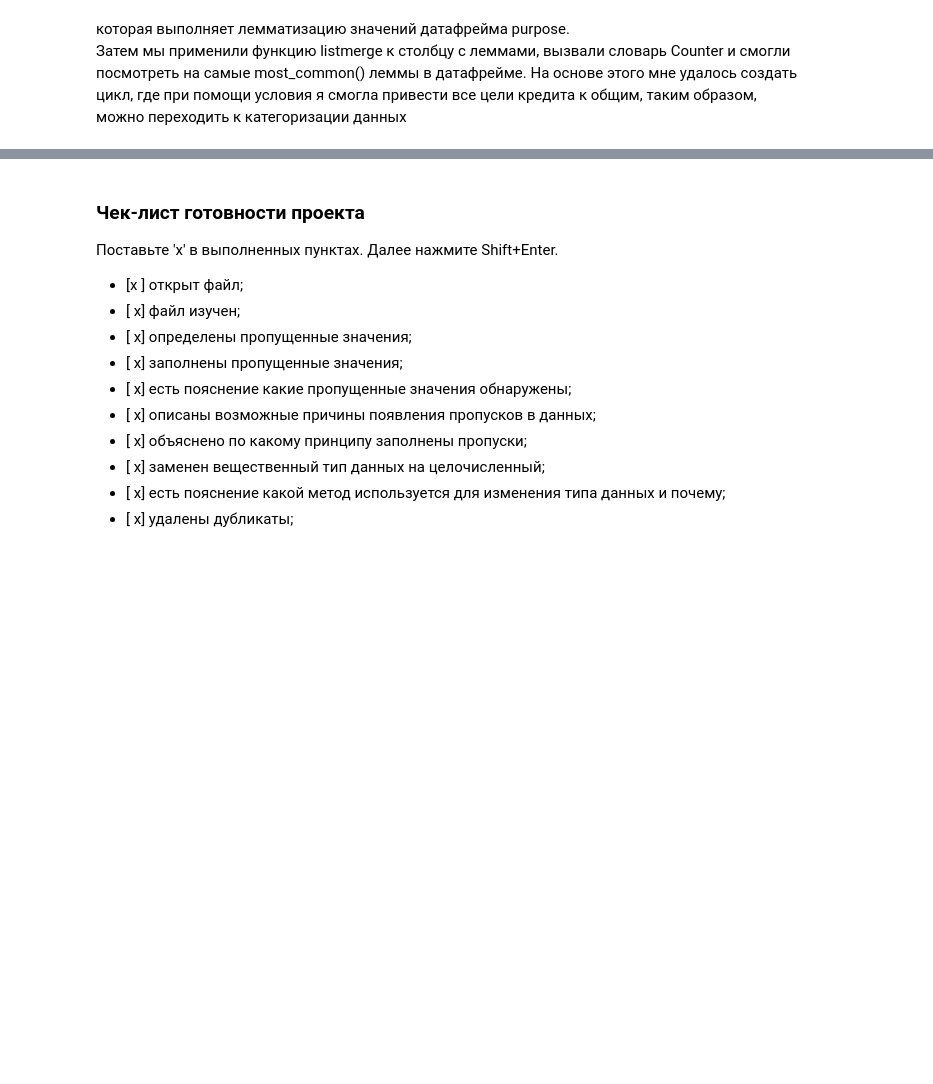
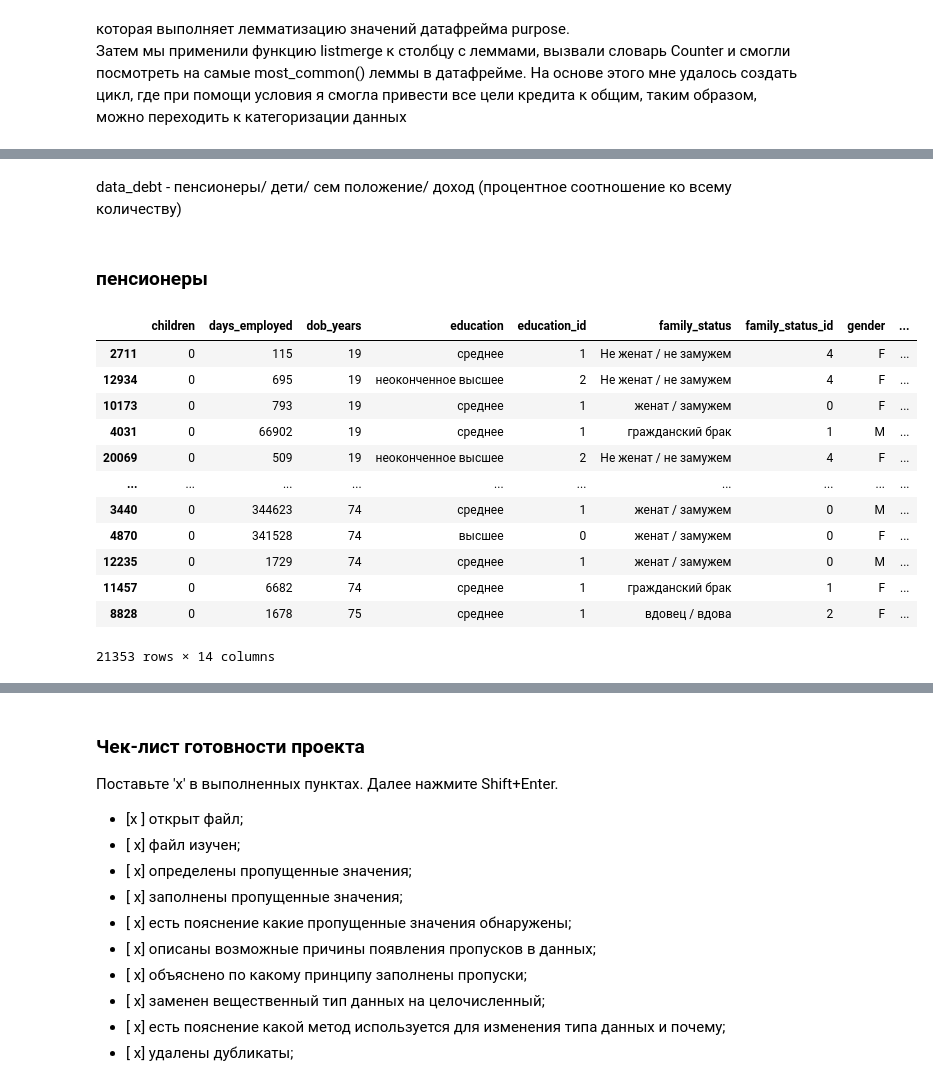
Before and after one commit to TinaMontana44/TM44, a Jupyter notebook: 1st/first.ipynb, the cells around one changed output, grey strips where cells are left out. Cells and saved outputs as stored; diff of their text form; code cells hidden in the pictures; blank space fills up the shorter version.

```diff
--- a/1st/first.ipynb
+++ b/1st/first.ipynb
@@ -515,0 +510,20 @@ dtype: int64
+# %% [markdown]
+data_debt - пенсионеры/ дети/ сем положение/ доход (процентное соотношение ко всему количеству)
+# %% [markdown]
+### пенсионеры
+# %%
+data.sort_values(by = 'dob_years')
+# %% [output]
+|  | children | days_employed | dob_years | education | education_id | family_status | family_status_id | gender | ... |
+| 2711 | 0 | 115 | 19 | среднее | 1 | Не женат / не замужем | 4 | F | ... |
+| 12934 | 0 | 695 | 19 | неоконченное высшее | 2 | Не женат / не замужем | 4 | F | ... |
+| 10173 | 0 | 793 | 19 | среднее | 1 | женат / замужем | 0 | F | ... |
+| 4031 | 0 | 66902 | 19 | среднее | 1 | гражданский брак | 1 | M | ... |
+| 20069 | 0 | 509 | 19 | неоконченное высшее | 2 | Не женат / не замужем | 4 | F | ... |
+| ... | ... | ... | ... | ... | ... | ... | ... | ... | ... |
+| 3440 | 0 | 344623 | 74 | среднее | 1 | женат / замужем | 0 | M | ... |
+| 4870 | 0 | 341528 | 74 | высшее | 0 | женат / замужем | 0 | F | ... |
+| 12235 | 0 | 1729 | 74 | среднее | 1 | женат / замужем | 0 | M | ... |
+| 11457 | 0 | 6682 | 74 | среднее | 1 | гражданский брак | 1 | F | ... |
+| 8828 | 0 | 1678 | 75 | среднее | 1 | вдовец / вдова | 2 | F | ... |
+21353 rows × 14 columns
```
Also changed, not shown: parts of 23 cells of this notebook.
